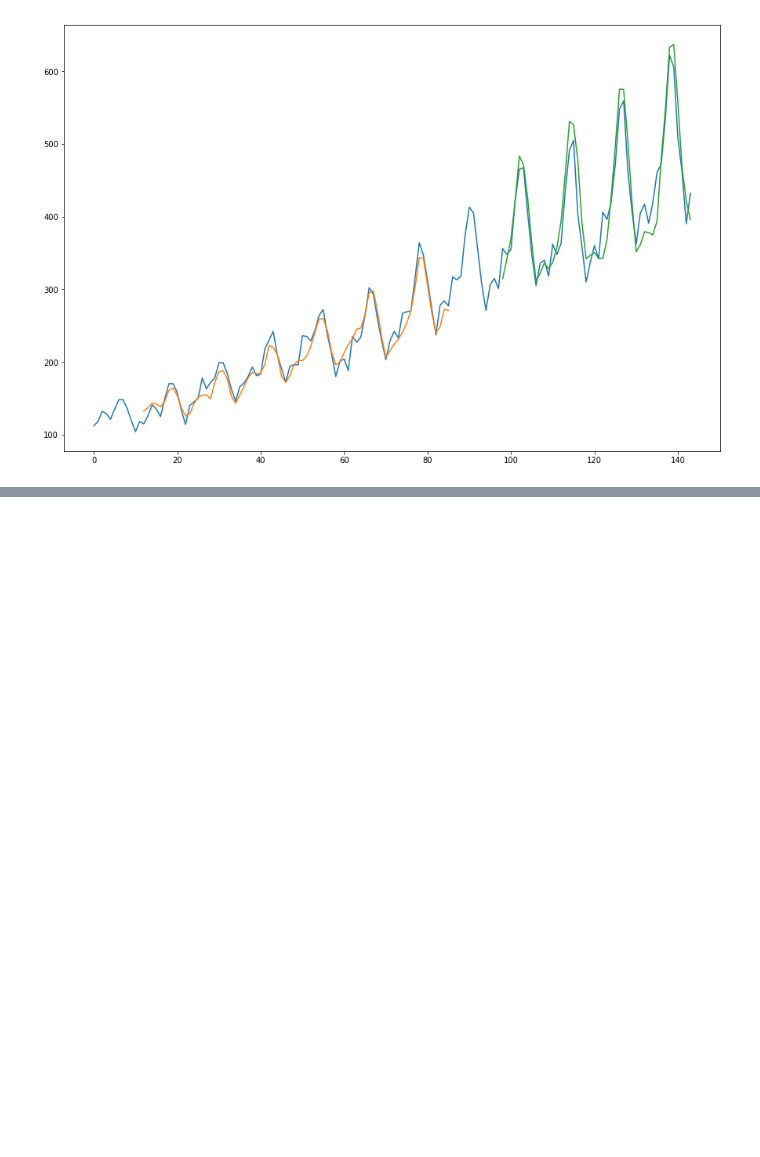
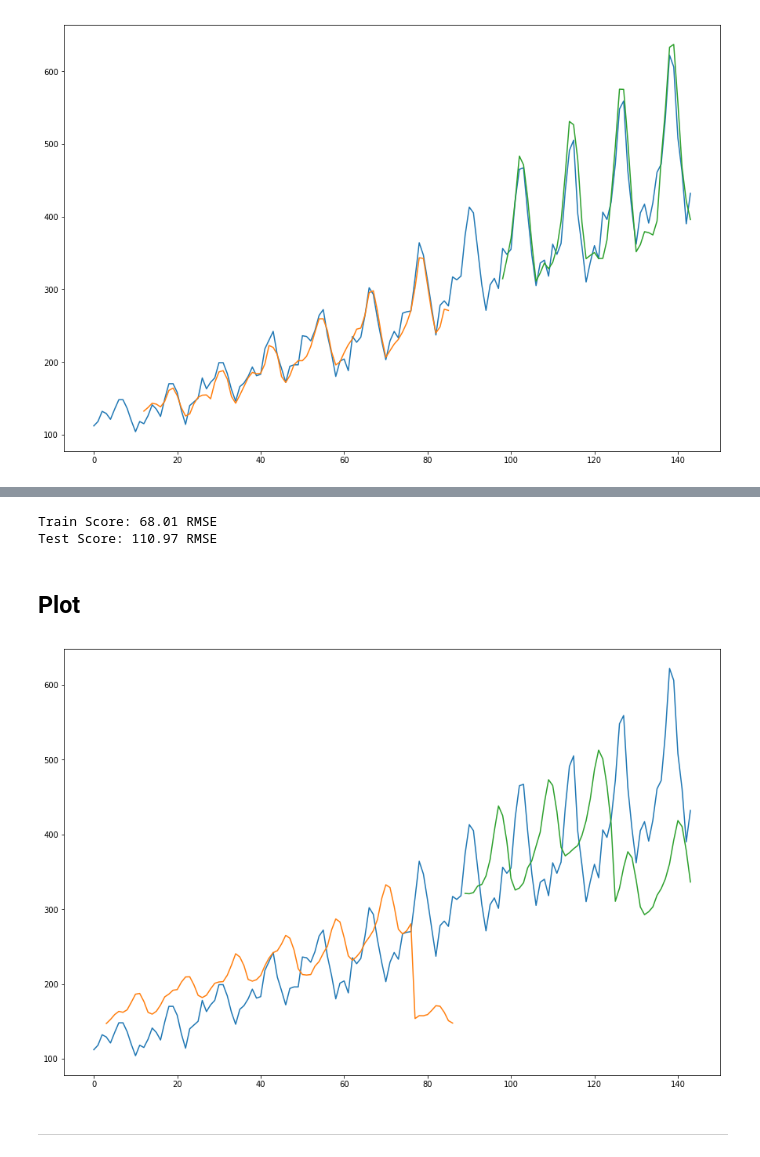
Before and after one commit to shitake/ml-sandbox, a Jupyter notebook: notebooks/Keras/lstm_time_series_explorations_with_keras.ipynb, the cells around one changed output, grey strips where cells are left out. Drawn from its saved outputs; the diff is of its cells as text; code cells hidden in the pictures; blank space fills up the shorter version.

```diff
--- a/notebooks/Keras/lstm_time_series_explorations_with_keras.ipynb
+++ b/notebooks/Keras/lstm_time_series_explorations_with_keras.ipynb
@@ -288,0 +370,4 @@ plot_pred(dataset, pred_train, pred_test)
+# %%
+history = model.fit_generator(train_gen,
+                                                     epochs=10,
+                                                     steps_per_epoch=int(np.ceil(len(train_tsgen) / batch_size))).history  # データ数 / batch size
@@ -288,0 +401,3 @@ plot_pred(dataset, pred_train, pred_test)
+# %%
+y_pred_train = model.predict_generator(train_gen, steps=len(train_tsgen))
+y_pred_test = model.predict_generator(test_gen, steps=len(test_tsgen))
@@ -288,0 +410,3 @@ plot_pred(dataset, pred_train, pred_test)
+# %%
+y_pred_train = scaler.inverse_transform(y_pred_train)
+y_pred_test = scaler.inverse_transform(y_pred_test)
@@ -288,0 +421,30 @@ plot_pred(dataset, pred_train, pred_test)
+# %%
+score_train = math.sqrt(mean_squared_error(y_true_train, y_pred_train))
+score_test = math.sqrt(mean_squared_error(y_true_test, y_pred_test))
+print("Train Score: %.2f RMSE" % (score_train))
+print("Test Score: %.2f RMSE" % (score_test))
+# %% [output]
+Train Score: 68.01 RMSE
+Test Score: 110.97 RMSE
+# %% [markdown]
+## Plot
+# %%
+def plot_pred2(dataset, pred_train, pred_test):
+    train_predict_plot = np.empty_like(dataset)
+    train_predict_plot[:, :] = np.nan
+    train_predict_plot[length:(len(pred_train) + length), :] = pred_train
+
+    test_predict_plot = np.empty_like(dataset)
+    test_predict_plot[:, :] = np.nan
+    test_predict_plot[(len(pred_train) + length * 2 - 1):((len(pred_train) + length * 2) + len(pred_test)), :] = pred_test
+
+    plt.figure(figsize=(15, 10))
+    plt.plot(df_origin)
+    plt.plot(train_predict_plot)
+    plt.plot(test_predict_plot)
+# %%
+plot_pred2(dataset, y_pred_train, y_pred_test)
+# %% [output]
+[figure, added]
+# %% [markdown]
+___
```
Also changed, not shown: parts of 25 cells of this notebook.
